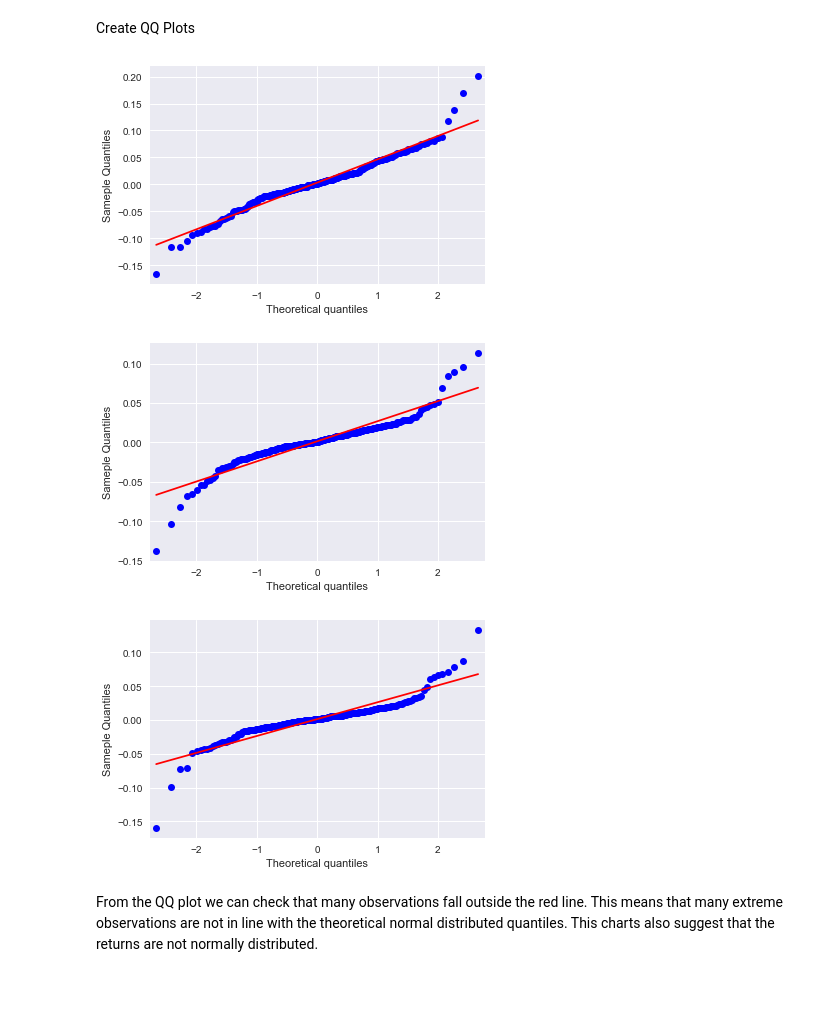
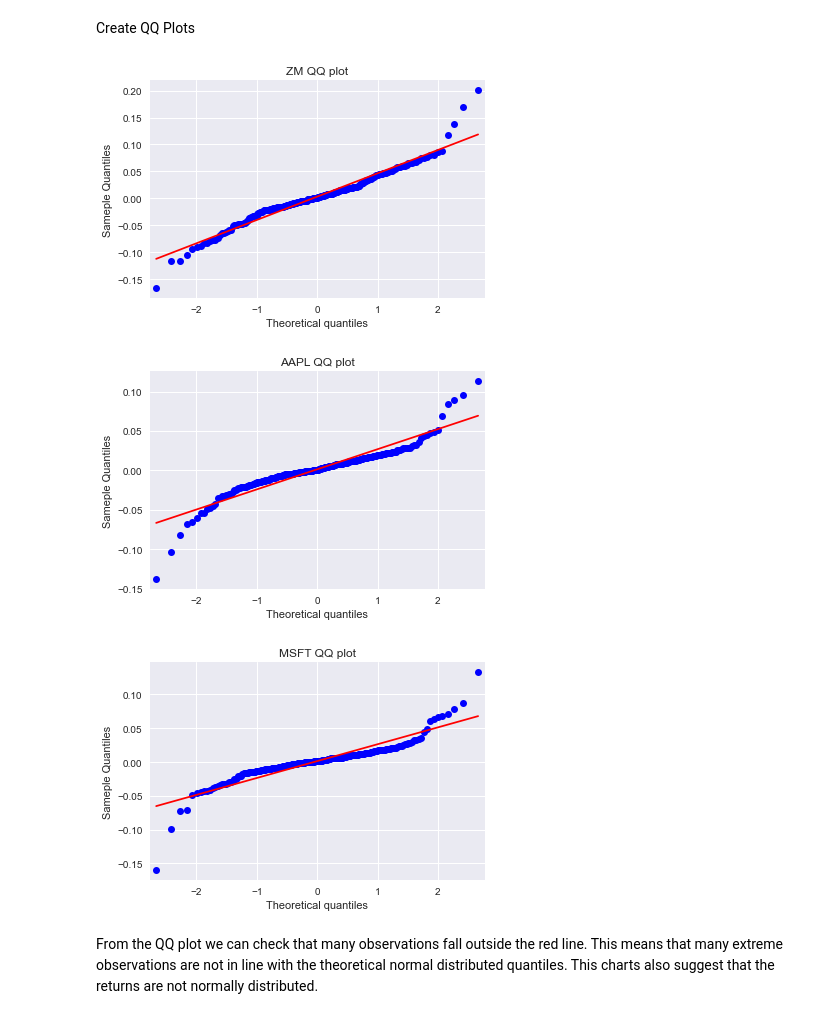
Before and after one commit to mateomarks/Computational-Finance, a Jupyter notebook: Normality Check.ipynb, the cells around one changed output. Saved outputs shown, nothing was run; the diff lists cells and outputs as text; code cells hidden in the pictures; blank space fills up the shorter version.

Commit message:
Titles Corrections

```diff
--- a/Normality Check.ipynb
+++ b/Normality Check.ipynb
@@ -73,7 +73,7 @@ def dN(x,mu,sigma):
     pdf=np.exp(-0.5 * z ** 2) / math.sqrt(2 * math.pi * sigma ** 2)
     return pdf
 # %%
-def return_histogram(rets):
+def return_histogram(name,rets):
     '''Plot a Histogram of the returns
     '''
     plt.figure(figsize=(10,6))
@@ -84,7 +84,9 @@ def return_histogram(rets):
     plt.xlabel('log returns')
     plt.ylabel('frequency/probability')
     plt.grid(True)
+    title = name + " histogram of returns"
+    plt.title(title)
 # %%
 for sym in symbols:
-    return_histogram(returns[sym].values)
+    return_histogram(sym, returns[sym].values)
 # %% [output]
@@ -106,21 +108,23 @@ Source: https://data.library.virginia.edu/understanding-q-q-plots/
 # %% [markdown]
 Define function to create QQ plots
 # %%
-def return_qqplot(rets):
+def return_qqplot(name,rets):
     '''Generates a Q-Q plot of the returns
     '''
     sm.qqplot(rets, line='s')
     plt.xlabel('Theoretical quantiles')
     plt.ylabel('Sameple Quantiles')
+    title = name + " QQ plot"
+    plt.title(title)
 # %% [markdown]
 Create QQ Plots
 # %%
 for sym in symbols:
-    return_qqplot(returns[sym].values)
+    return_qqplot(sym,returns[sym].values)
 # %% [output]
-[figure, old version]
+[figure, new version]
-[figure, old version]
+[figure, new version]
-[figure, old version]
+[figure, new version]
 # %% [markdown]
 From the QQ plot we can check that many observations fall outside the red line. This means that many extreme observations are not in line with the theoretical normal distributed quantiles. This charts also suggest that the returns are not normally distributed.
 # %% [markdown]
```
Also changed, not shown: parts of 1 cell of this notebook, 1 other file.
